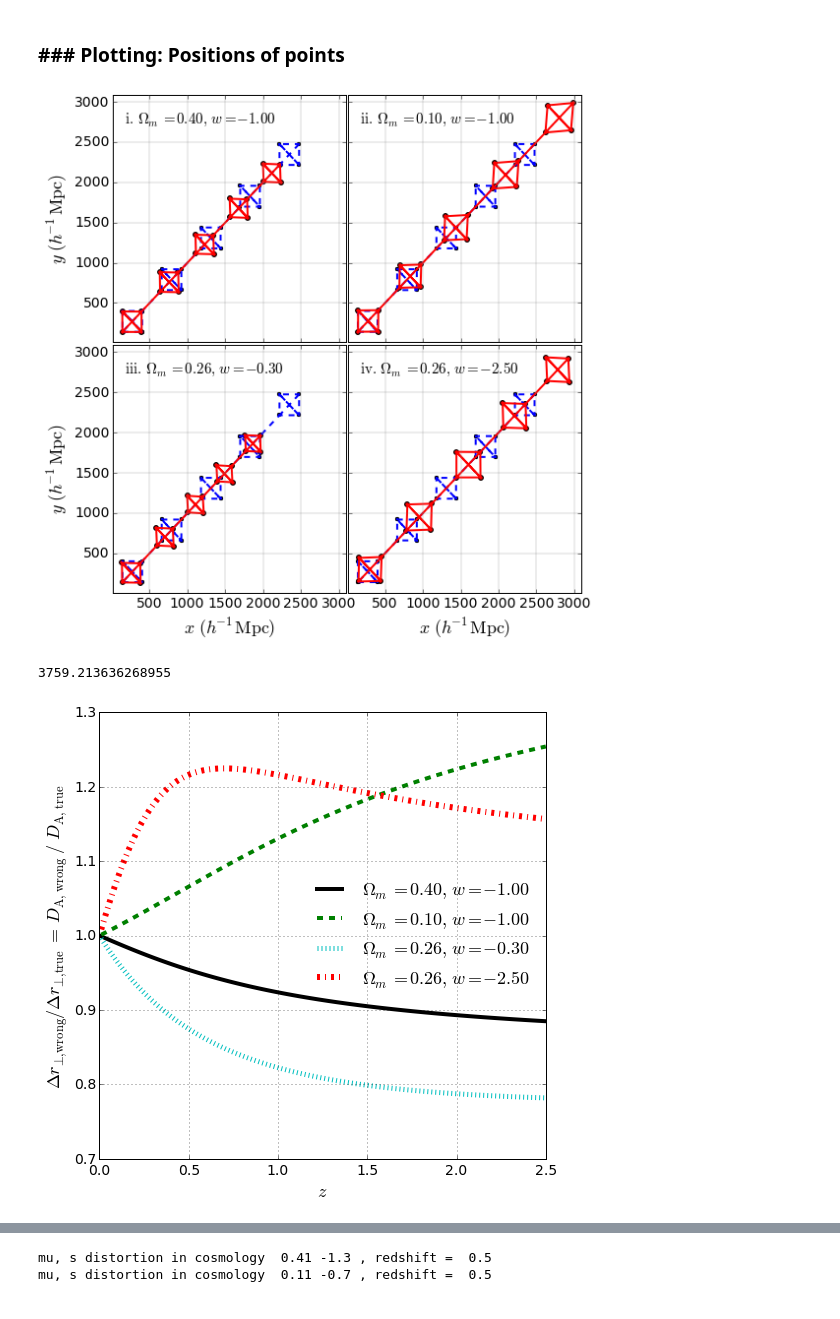
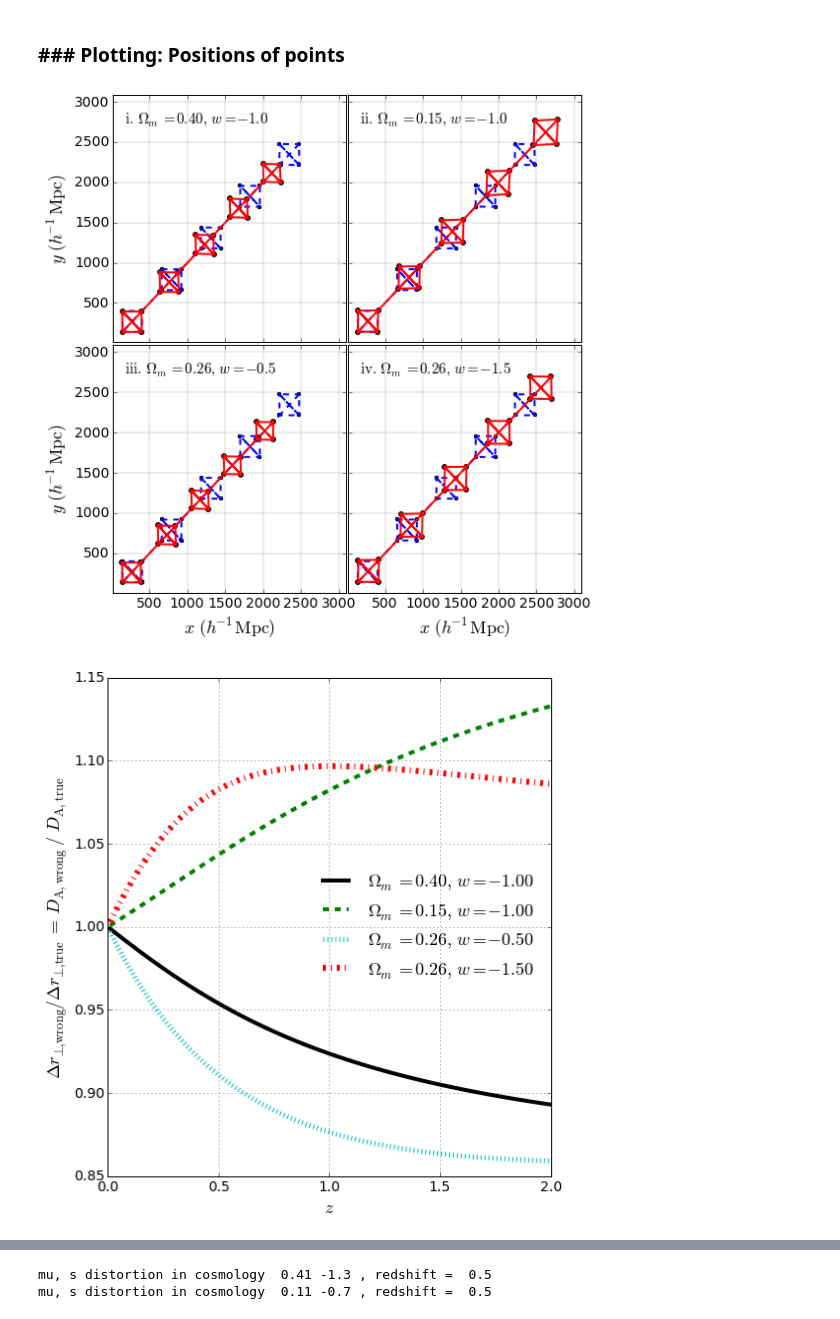
Before and after one commit to xiaodongli1986/LSS_xis, a Jupyter notebook: src/00xyquan.ipynb, the cells around one changed output, grey strips where cells are left out. Saved outputs shown, nothing was run; the diff lists cells and outputs as text; code cells hidden in the pictures.

```diff
--- a/src/00xyquan.ipynb
+++ b/src/00xyquan.ipynb
@@ -31,7 +31,7 @@ r_max = 3500
 
 #om1, om2, w1, w2 = 0.56, 0.06, -0.3, -2.5
 om_dft, w_dft, h_dft = 0.26, -1, 0.7
-om1, om2, w1, w2 = 0.4, 0.1, -0.3, -2.5
+om1, om2, w1, w2 = 0.4, 0.15, -0.5, -1.5
 assumed_cosmo = [ [om1,-1.0,h_dft],
                   [om2,-1.0,h_dft],
                   [om_dft,w1,h_dft],
@@ -258,7 +258,7 @@ for i in range(len(assumed_cosmo)):
     ax.plot(X, Y,lw=2,c='r');
 
     #text = '$\\rm '+int_to_roman(1+i).lower()+'.$ '+cosmo_names[i]
-    text = '$\\rm '+int_to_roman(1+i).lower()+'.$ '+omwtex(om,w)
+    text = '$\\rm '+int_to_roman(1+i).lower()+'.$ '+omwtex(om,w)[0:len(omwtex(om,w))-2]+'$'
 
     ax.text(0.05,0.9, text, fontdict={'size': 15},
                  horizontalalignment='left',verticalalignment='center',transform = ax.transAxes);
@@ -286,43 +286,39 @@ fig.subplots_adjust(wspace = 0.01, hspace = 0.01);
 plt.savefig('../draft/fig1_a.eps',format='eps');
 plt.show();
 # %% [output]
-[figure, old version]
+[figure, new version]
-# %%
-comov_r_dft(2)
-# %% [output]
-3759.213636268955
 # %%
 def stretch_ratio(om, w, h, z, om_dft=om_dft, w_dft=w_dft, h_dft=0.7):
     ratio_dft = 1.0 / (comov_r(om_dft, w_dft, h_dft, z) * Hz(om_dft, w_dft, h_dft, z))
     ratio_ass = 1.0 / (comov_r(om, w, h, z) * Hz(om, w, h, z))
     return ratio_ass / ratio_dft
 
 def vol_ratio(om, w, h, z, om_dft=om_dft, w_dft=w_dft, h_dft=0.7 ):
     ratio_dft = (comov_r(om_dft, w_dft, h_dft, z)**2.0 / Hz(om_dft, w_dft, h_dft, z))
     ratio_ass = (comov_r(om, w, h, z)**2.0 / Hz(om, w, h, z))
     return ratio_ass / ratio_dft
 
 def DA_ratio(om, w, h, z, om_dft=om_dft, w_dft=w_dft, h_dft=0.7 ):
     return comov_r(om, w, h, z) / comov_r(om_dft, w_dft, h_dft, z)
 
-X = np.linspace(0.01,2.5,101)
+X = np.linspace(0.01,2.0,101)
 
-fig, ax = figax(8,8)
+fig, ax = figax(8,9)
 lws= [4,4,5,6,7]
 lss= ['-', '--', ':', '-.', '-.']
 lcs= ['k', 'g', 'c', 'r', 'b']
 iomw = 0
 for omw in assumed_cosmo:
     om, w, h = omw
     Y = [DA_ratio(om,w,0.7,z) for z in X]
     #Y = [vol_ratio(om,w,0.7,z) for z in X]
     ax.plot(X,Y, lw=lws[iomw], ls=lss[iomw],c=lcs[iomw], label=omwtex(om,w))
     iomw += 1
 ax.legend(loc='best', frameon=False, fontsize=18)
 ax.grid()
 ax.set_xlabel('$z$',fontsize=18)
 #ax.set_ylabel('$ V_{\\rm wrong}\\ /\\ V_{\\rm true}$',fontsize=18)
 ax.set_ylabel('$\\Delta r_{\\bot, \\rm wrong} / {\\Delta r_{\\bot, \\rm true}}\\ =\\ D_{\\rm A,\\ wrong}\\ /\\ D_{\\rm A,\\ true}$',fontsize=18)
 fig.savefig('../draft/fig1_b.eps',format='eps')
 # %% [output]
-[figure, old version]
+[figure, new version]
```
Also changed, not shown: parts of 2 cells of this notebook, 9 other files.
